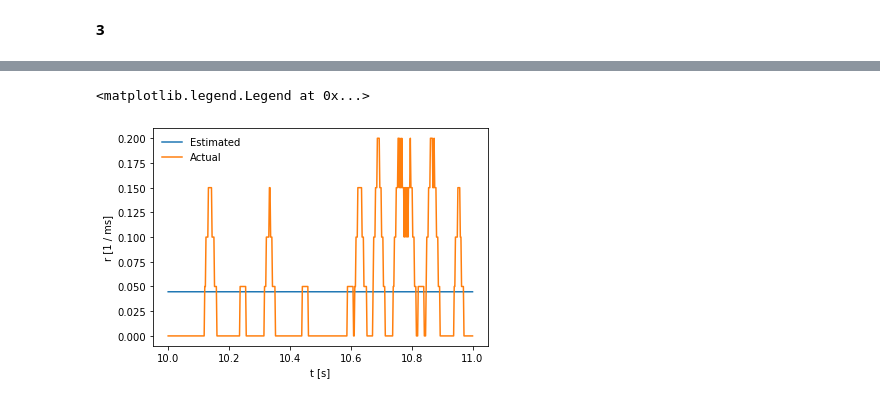
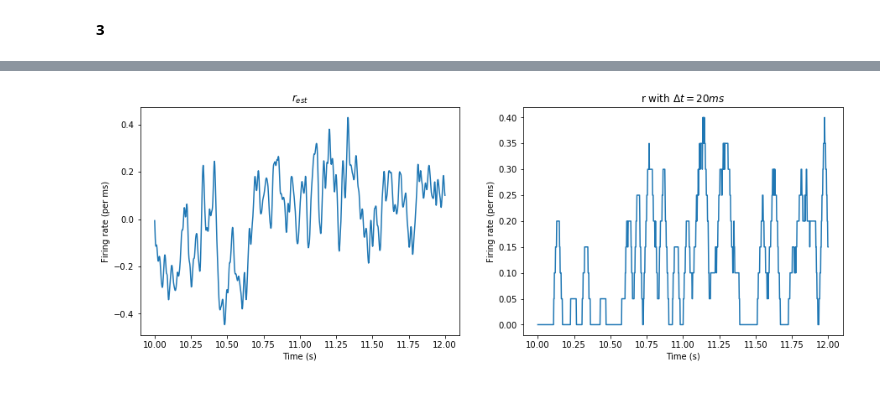
Before and after one commit to SudeshnaBora/aand_numerical, a Jupyter notebook: Assignment 04.ipynb, the cells around one changed output, grey strips where cells are left out. Cells and saved outputs as stored; diff of their text form; code cells hidden in the pictures.

```diff
--- a/Assignment 04.ipynb
+++ b/Assignment 04.ipynb
@@ -67,14 +63,14 @@ T = 20*60*1000
 dt = 2
 mean_firing_rate = spikes.sum() / T
 stimulus_variance = stimulus.var() * dt
-D = mean_firing_rate * sta02 / stimulus_variance
+D = mean_firing_rate * C / stimulus_variance
 print(mean_firing_rate)
 # %% [output]
 0.0446675
 # %% [markdown]
 **3**
 # %%
-r_est = np.convolve(D, stim, mode='same')
+r_est = np.convolve(D, stimulus, mode='same')
 r_est -= r_est.mean()
 r_est += mean_firing_rate
 print(np.mean(r_est))
@@ -90,9 +82,26 @@ r = np.convolve(np.roll(h1_data['rho'].flatten(), -50), swf)
-# %%
-plt.plot(np.linspace(10, 11, 500), r_est[5000:5500], label='Estimated')
-plt.plot(np.linspace(10, 11, 500), r[5000:5500], label='Actual')
-plt.xlabel('t [s]')
-plt.ylabel('r [1 / ms]')
-plt.legend(frameon=False)
-# %% [output]
-<matplotlib.legend.Legend at 0x...>
-[figure, removed]
+# %%
+t = np.zeros(1000)
+spike_slice = spikes[5000:6000]
+spike_index = spike_slice.nonzero()
+
+response = np.zeros(1000)
+for t in range(len(response)):
+    for spike_time in spike_index[0]:
+        response[t] += sliding_window_function(t - spike_time, 20)
+# %%
+fig, (ax1, ax2) = plt.subplots(1, 2, figsize=(15, 5))
+
+plt.sca(ax1)
+plt.plot(np.linspace(10, 12, 1000), r_est[5000:6000])
+plt.xlabel('Time (s)')
+plt.ylabel('Firing rate (per ms)')
+plt.title('$r_{est}$')
+
+plt.sca(ax2)
+plt.plot(np.linspace(10, 12, 1000), response)
+plt.xlabel('Time (s)')
+plt.ylabel('Firing rate (per ms)')
+plt.title('r with $\\Delta t = 20 ms$')
+plt.show()
+# %% [output]
+[figure, added]
```
Also changed, not shown: parts of 4 cells of this notebook, 1 other file.
